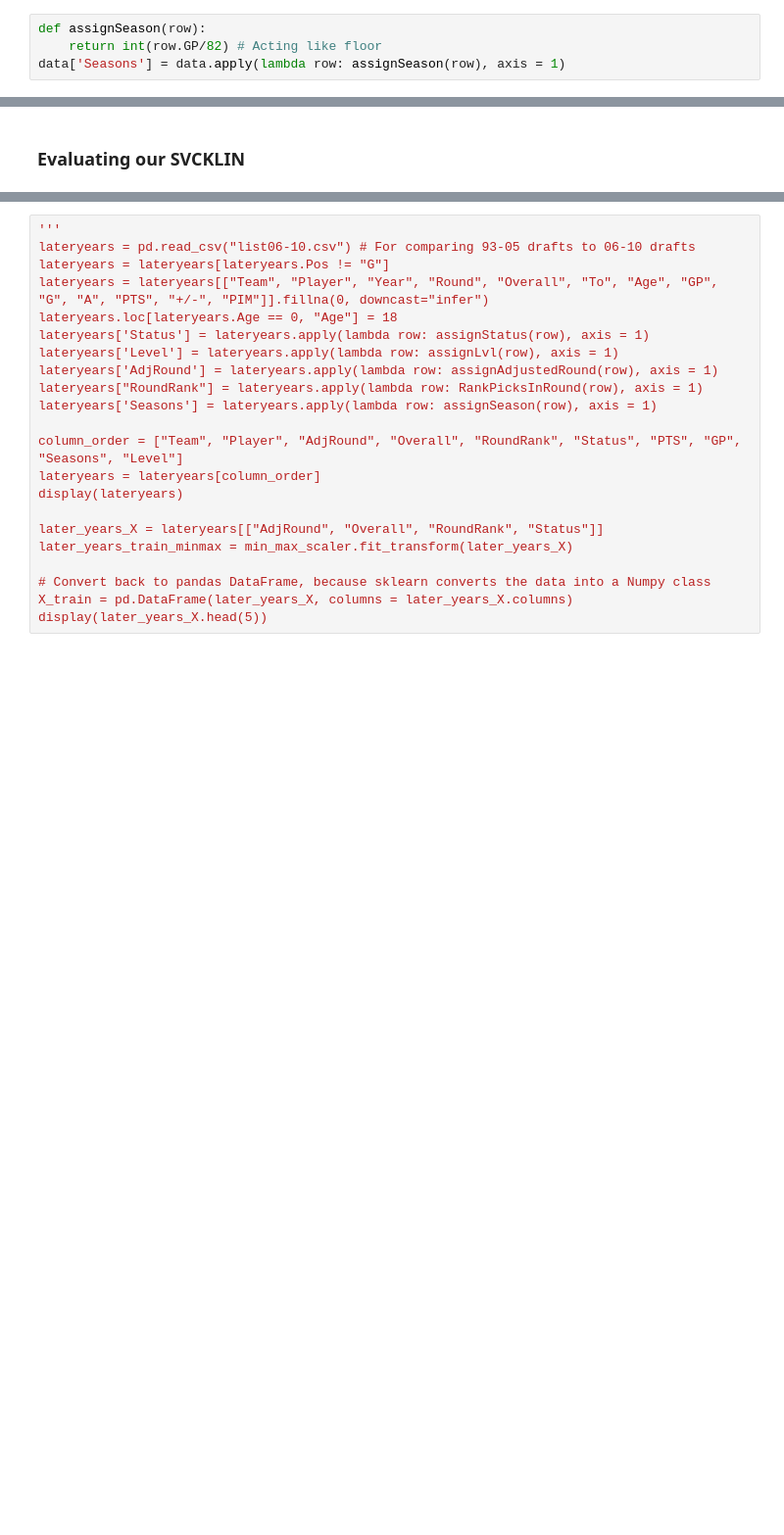
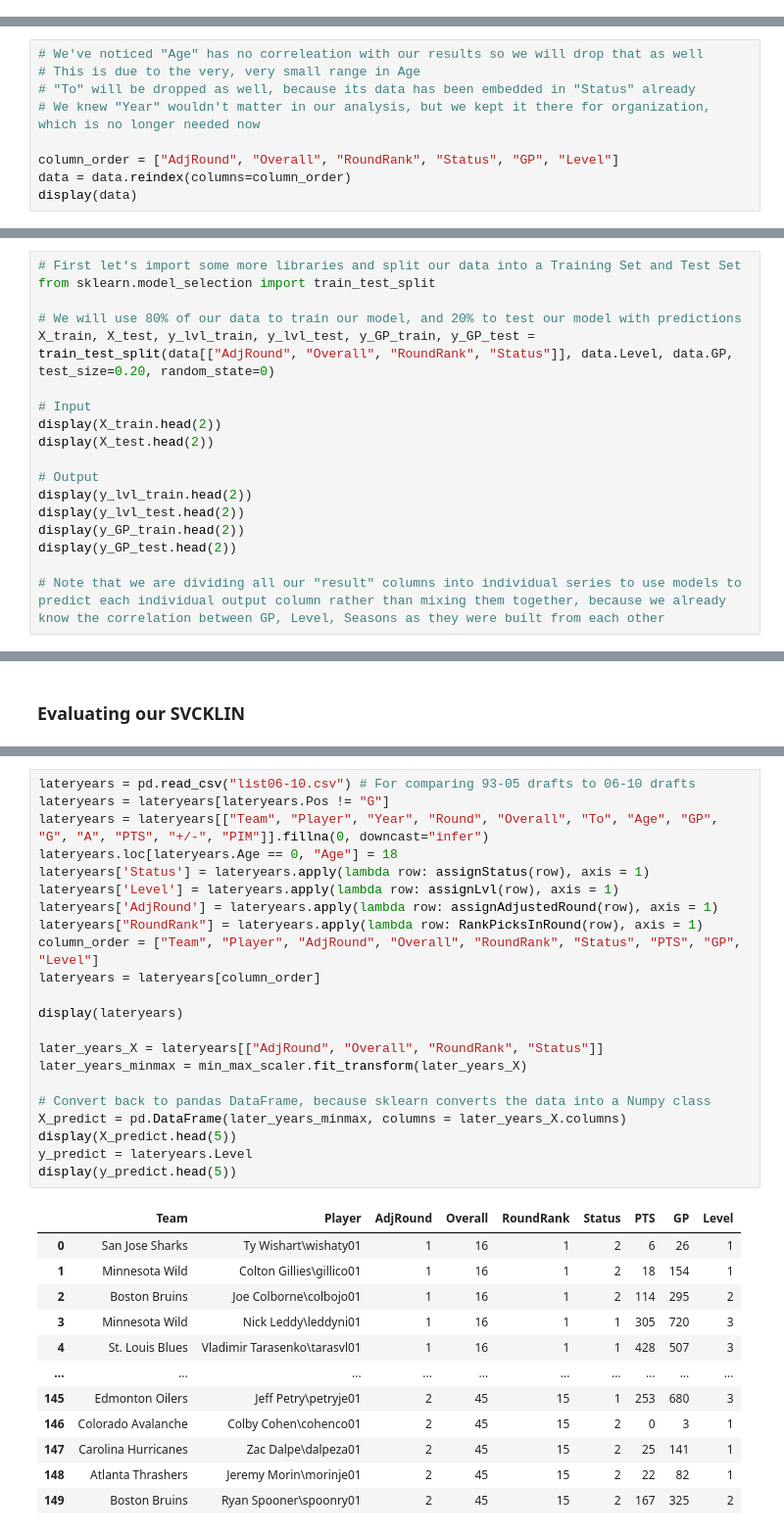
Before and after one commit to minchanhan/CompareNHLDraftPicks, a Jupyter notebook: CompareLow1stHigh2nd.ipynb, the cells around one changed output, grey strips where cells are left out. Shown at 98% size. Saved outputs shown, nothing was run; the diff lists cells and outputs as text; blank space fills up the shorter version.

Commit message:
Split into Data Analysis and ML pt. 2

```diff
--- a/CompareLow1stHigh2nd.ipynb
+++ b/CompareLow1stHigh2nd.ipynb
@@ -477,4 +307,0 @@ data["RoundRank"] = data.apply(lambda row: RankPicksInRound(row), axis = 1)
-# %%
-def assignSeason(row):
-    return int(row.GP/82) # Acting like floor
-data['Seasons'] = data.apply(lambda row: assignSeason(row), axis = 1)
@@ -579,0 +609,9 @@ Name: GP, dtype: int64
+# %%
+# We've noticed "Age" has no correleation with our results so we will drop that as well
+# This is due to the very, very small range in Age
+# "To" will be dropped as well, because its data has been embedded in "Status" already
+# We knew "Year" wouldn't matter in our analysis, but we kept it there for organization, which is no longer needed now
+
+column_order = ["AdjRound", "Overall", "RoundRank", "Status", "GP", "Level"]
+data = data.reindex(columns=column_order)
+display(data)
@@ -579,0 +654,18 @@ Name: GP, dtype: int64
+# %%
+# First let's import some more libraries and split our data into a Training Set and Test Set
+from sklearn.model_selection import train_test_split
+
+# We will use 80% of our data to train our model, and 20% to test our model with predictions
+X_train, X_test, y_lvl_train, y_lvl_test, y_GP_train, y_GP_test = train_test_split(data[["AdjRound", "Overall", "RoundRank", "Status"]], data.Level, data.GP, test_size=0.20, random_state=0)
+
+# Input
+display(X_train.head(2))
+display(X_test.head(2))
+
+# Output
+display(y_lvl_train.head(2))
+display(y_lvl_test.head(2))
+display(y_GP_train.head(2))
+display(y_GP_test.head(2))
+
+# Note that we are dividing all our "result" columns into individual series to use models to predict each individual output column rather than mixing them together, because we already know the correlation between GP, Level, Seasons as they were built from each other
@@ -774,23 +876,35 @@ weighted avg       0.42      0.51      0.41       285
 # %%
-'''
 lateryears = pd.read_csv("list06-10.csv") # For comparing 93-05 drafts to 06-10 drafts
 lateryears = lateryears[lateryears.Pos != "G"]
 lateryears = lateryears[["Team", "Player", "Year", "Round", "Overall", "To", "Age", "GP", "G", "A", "PTS", "+/-", "PIM"]].fillna(0, downcast="infer")
 lateryears.loc[lateryears.Age == 0, "Age"] = 18
 lateryears['Status'] = lateryears.apply(lambda row: assignStatus(row), axis = 1)
 lateryears['Level'] = lateryears.apply(lambda row: assignLvl(row), axis = 1)
 lateryears['AdjRound'] = lateryears.apply(lambda row: assignAdjustedRound(row), axis = 1)
 lateryears["RoundRank"] = lateryears.apply(lambda row: RankPicksInRound(row), axis = 1)
-lateryears['Seasons'] = lateryears.apply(lambda row: assignSeason(row), axis = 1)
+column_order = ["Team", "Player", "AdjRound", "Overall", "RoundRank", "Status", "PTS", "GP", "Level"]
+lateryears = lateryears[column_order]
 
-column_order = ["Team", "Player", "AdjRound", "Overall", "RoundRank", "Status", "PTS", "GP", "Seasons", "Level"]
-lateryears = lateryears[column_order]
 display(lateryears)
 
 later_years_X = lateryears[["AdjRound", "Overall", "RoundRank", "Status"]]
-later_years_train_minmax = min_max_scaler.fit_transform(later_years_X)
+later_years_minmax = min_max_scaler.fit_transform(later_years_X)
 
 # Convert back to pandas DataFrame, because sklearn converts the data into a Numpy class
-X_train = pd.DataFrame(later_years_X, columns = later_years_X.columns)
-display(later_years_X.head(5))
+X_predict = pd.DataFrame(later_years_minmax, columns = later_years_X.columns)
+display(X_predict.head(5))
+y_predict = lateryears.Level
+display(y_predict.head(5))
 # %% [output]
+|  | Team | Player | AdjRound | Overall | RoundRank | Status | PTS | GP | Level |
+| 0 | San Jose Sharks | Ty Wishart\wishaty01 | 1 | 16 | 1 | 2 | 6 | 26 | 1 |
+| 1 | Minnesota Wild | Colton Gillies\gillico01 | 1 | 16 | 1 | 2 | 18 | 154 | 1 |
+| 2 | Boston Bruins | Joe Colborne\colbojo01 | 1 | 16 | 1 | 2 | 114 | 295 | 2 |
+| 3 | Minnesota Wild | Nick Leddy\leddyni01 | 1 | 16 | 1 | 1 | 305 | 720 | 3 |
+| 4 | St. Louis Blues | Vladimir Tarasenko\tarasvl01 | 1 | 16 | 1 | 1 | 428 | 507 | 3 |
+| ... | ... | ... | ... | ... | ... | ... | ... | ... | ... |
+| 145 | Edmonton Oilers | Jeff Petry\petryje01 | 2 | 45 | 15 | 1 | 253 | 680 | 3 |
+| 146 | Colorado Avalanche | Colby Cohen\cohenco01 | 2 | 45 | 15 | 2 | 0 | 3 | 1 |
+| 147 | Carolina Hurricanes | Zac Dalpe\dalpeza01 | 2 | 45 | 15 | 2 | 25 | 141 | 1 |
+| 148 | Atlanta Thrashers | Jeremy Morin\morinje01 | 2 | 45 | 15 | 2 | 22 | 82 | 1 |
+| 149 | Boston Bruins | Ryan Spooner\spoonry01 | 2 | 45 | 15 | 2 | 167 | 325 | 2 |
```
Also changed, not shown: parts of 41 cells of this notebook.
